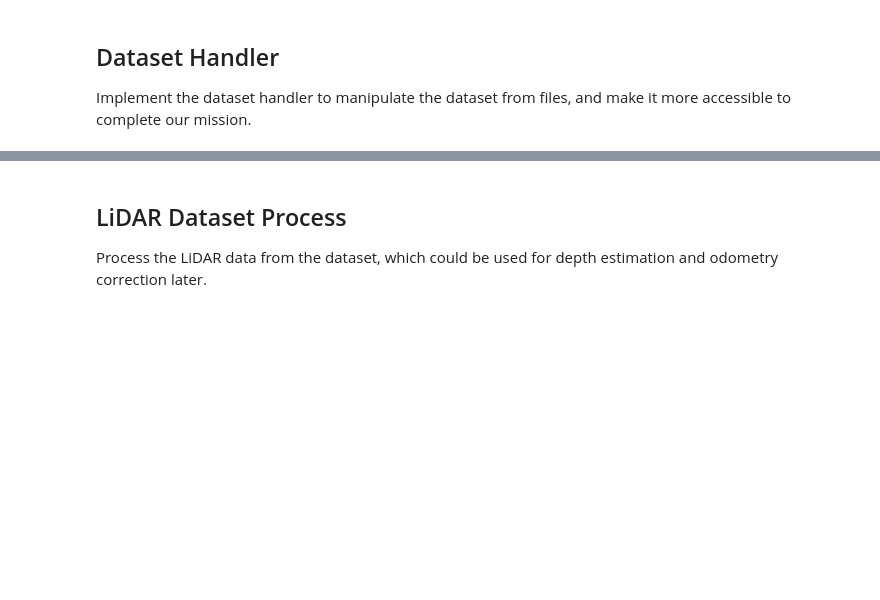
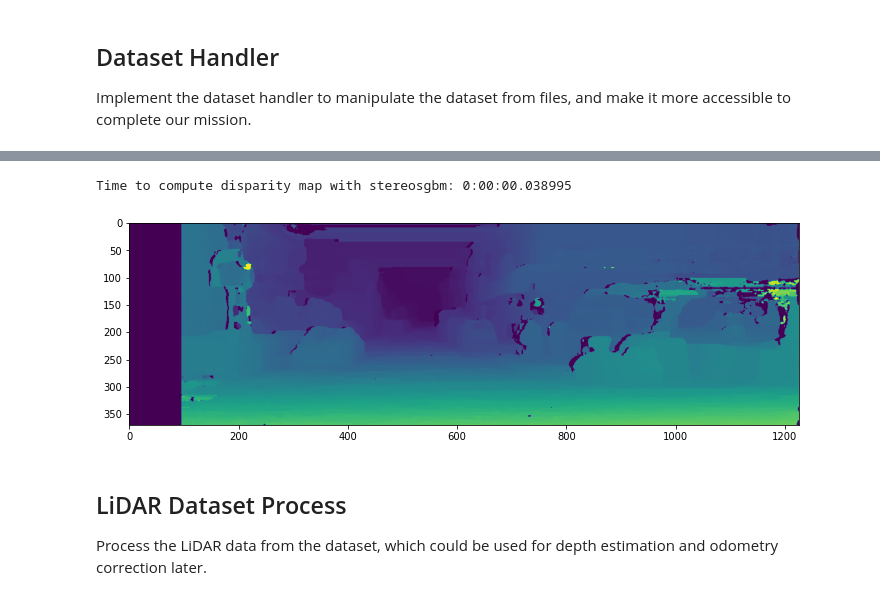
Before and after one commit to KoKoLates/kitti-dataset-visualize, a Jupyter notebook: notebook/main.ipynb, the cells around one changed output, grey strips where cells are left out. Drawn from its saved outputs; the diff is of its cells as text; code cells hidden in the pictures; blank space fills up the shorter version.

```diff
--- a/notebook/main.ipynb
+++ b/notebook/main.ipynb
@@ -139,3 +226,11 @@ def compute_disparity_map(
+# %%
+disp = compute_disparity_map(l, r, matcher='sgbm', verbose=True)
+plt.figure(figsize=(12,6))
+plt.imshow(disp)
+plt.show()
+# %% [output]
+Time to compute disparity map with stereosgbm: 0:00:00.038995
+[figure, added]
 # %% [markdown]
 ## LiDAR Dataset Process
 Process the LiDAR data from the dataset, which could be used for depth estimation and odometry correction later.
```
Also changed, not shown: parts of 18 cells of this notebook.
